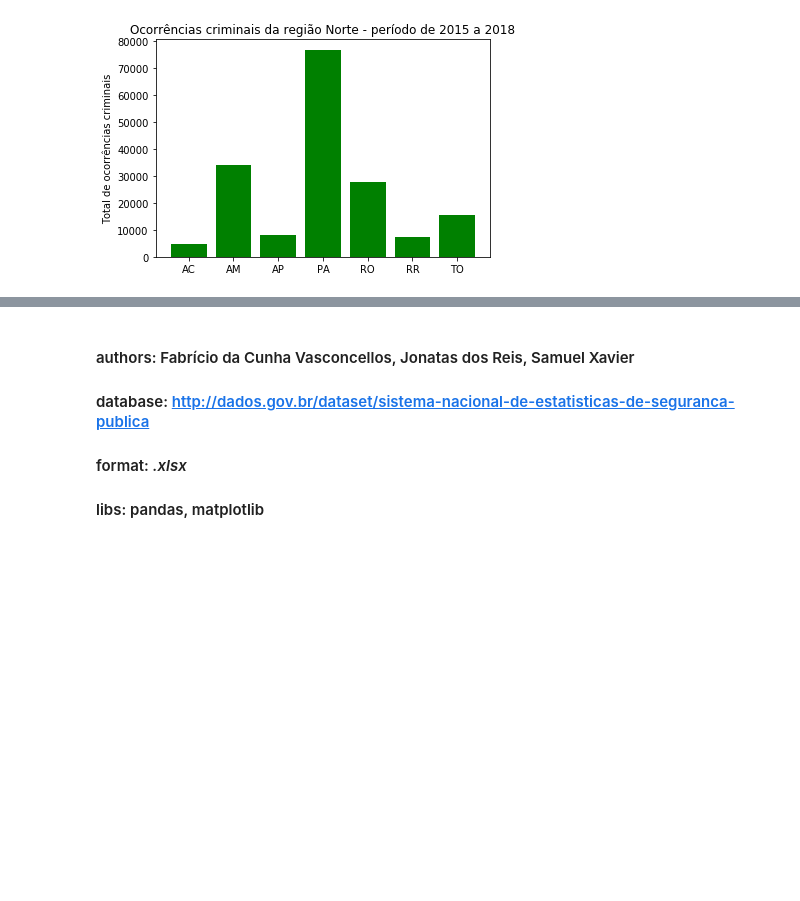
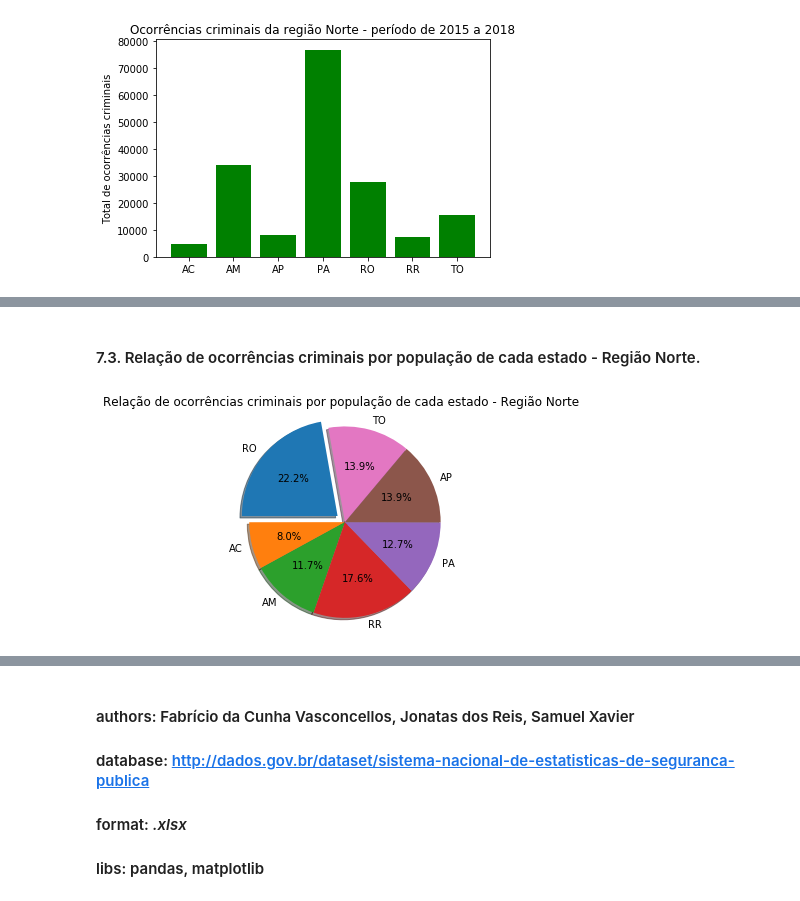
Before and after one commit to fabriciovasc/ocorrenciascriminais-py, a Jupyter notebook: EP2_AnaliseDadosPúblicos_OcorrenciasCriminais20152018.ipynb, the cells around one changed output, grey strips where cells are left out. Drawn from its saved outputs; the diff is of its cells as text; code cells hidden in the pictures; blank space fills up the shorter version.

```diff
--- a/EP2_AnaliseDadosPúblicos_OcorrenciasCriminais20152018.ipynb
+++ b/EP2_AnaliseDadosPúblicos_OcorrenciasCriminais20152018.ipynb
@@ -394,0 +541,11 @@ plt.show()
+# %% [markdown]
+#### 7.3. Relação de ocorrências criminais por população de cada estado - Região Norte.
+# %%
+fig1, ax1 = plt.subplots()
+ax1.pie(relac_norte, explode=(0.1, 0, 0, 0, 0, 0, 0), labels=norte_pie, autopct='%1.1f%%',
+        shadow=True, startangle=100)
+ax1.axis('equal')
+plt.title('Relação de ocorrências criminais por população de cada estado - Região Norte', loc='center')
+plt.show()
+# %% [output]
+[figure, added]
```
Also changed, not shown: parts of 21 cells of this notebook, 1 other file.
